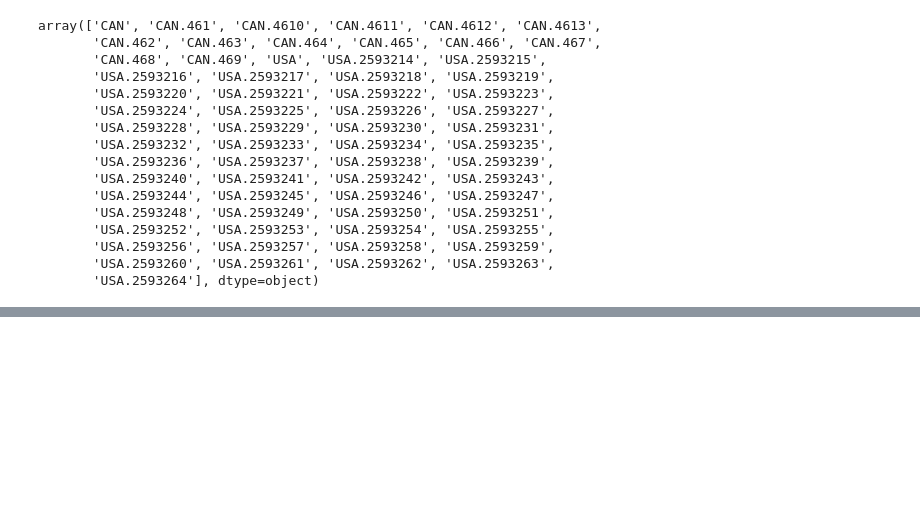
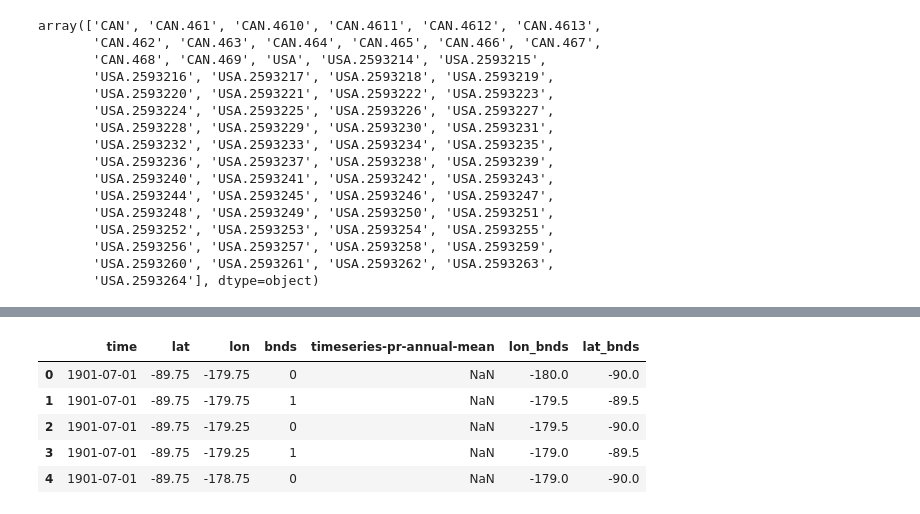
Before and after one commit to nickbartram/climate_agriculture_impact, a Jupyter notebook: main_backup.ipynb, the cells around one changed output, grey strips where cells are left out. Saved outputs shown, nothing was run; the diff lists cells and outputs as text; code cells hidden in the pictures; blank space fills up the shorter version.

Commit message:
moved raster file to s3 bucket, added it to .gitignore, cleaned some old code

```diff
--- a/main_backup.ipynb
+++ b/main_backup.ipynb
@@ -507,0 +454,3 @@ raster_df.shape
+# %%
+# Open NetCDF file
+ds = xr.open_dataset("Resources/raster_file.nc")
@@ -507,0 +478,14 @@ raster_df.shape
+# %%
+
+# Convert to CSV (assumes 2D array or manageable data)
+raster_df = ds.to_dataframe().reset_index()
+
+# View df
+raster_df.head()
+# %% [output]
+|  | time | lat | lon | bnds | timeseries-pr-annual-mean | lon_bnds | lat_bnds |
+| 0 | 1901-07-01 | -89.75 | -179.75 | 0 | NaN | -180.0 | -90.0 |
+| 1 | 1901-07-01 | -89.75 | -179.75 | 1 | NaN | -179.5 | -89.5 |
+| 2 | 1901-07-01 | -89.75 | -179.25 | 0 | NaN | -179.5 | -90.0 |
+| 3 | 1901-07-01 | -89.75 | -179.25 | 1 | NaN | -179.0 | -89.5 |
+| 4 | 1901-07-01 | -89.75 | -178.75 | 0 | NaN | -179.0 | -90.0 |
```
Also changed, not shown: parts of 14 cells of this notebook.
